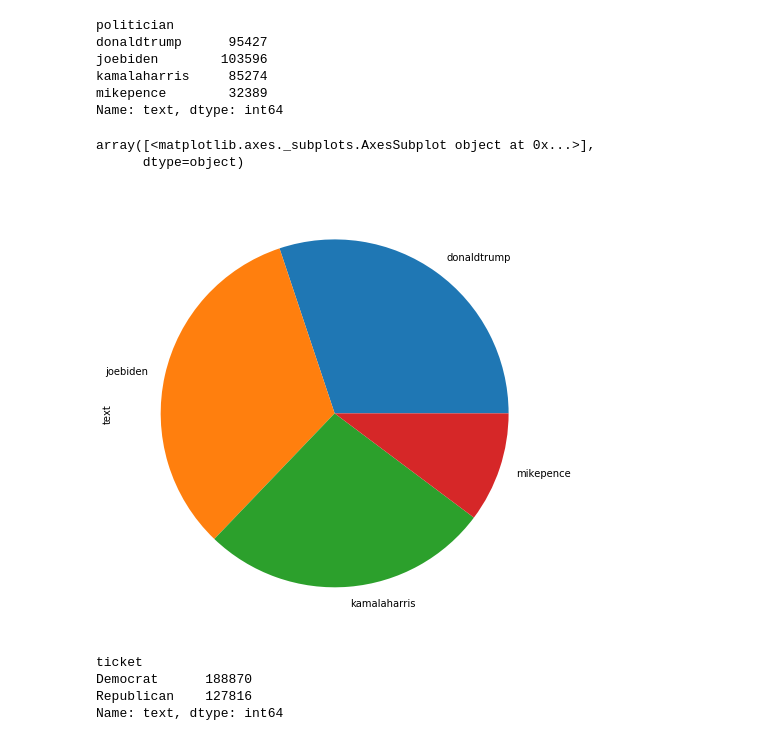
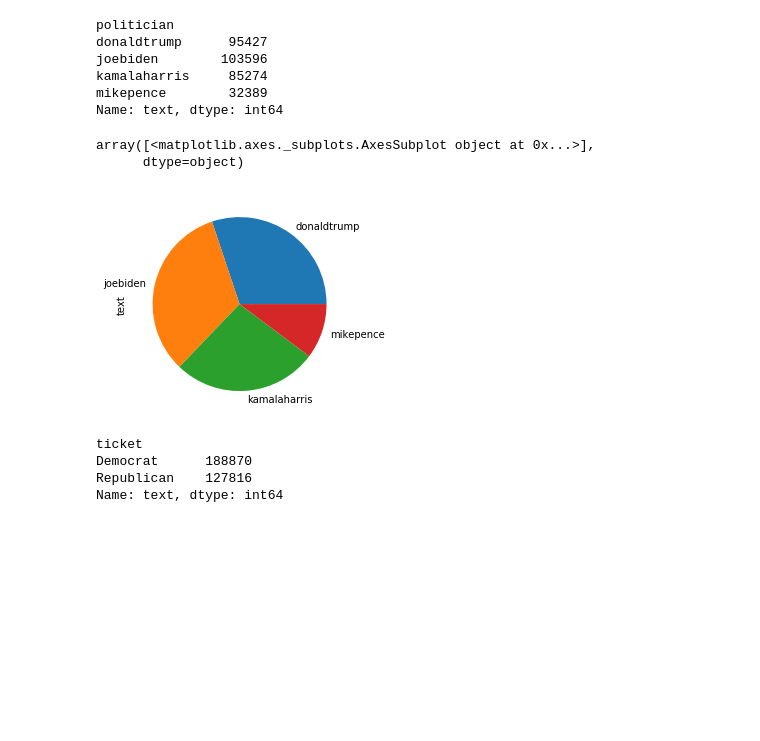
Before and after one commit to lara-ehr/spaCy-explorers, a Jupyter notebook: election-tweet-classification/election_tweet_eda.ipynb, the cells around one changed output. Cells and saved outputs as stored; diff of their text form; code cells hidden in the pictures; blank space fills up the shorter version.

```diff
--- a/election-tweet-classification/election_tweet_eda.ipynb
+++ b/election-tweet-classification/election_tweet_eda.ipynb
@@ -75,6 +80,13 @@ def strip_out_handles_hashtags(text):
     text = re.sub(r'@\w+', '', text)
     text = re.sub(r'#\w+', '', text)
     return text
+# %%
+def strip_out_links(text):
+    '''
+    Removes links
+    '''
+    text = re.sub(r'https\S+', '', text)
+    return text
 # %%
 def clean_text(text):
     '''
@@ -82,7 +94,8 @@ def clean_text(text):
     - Handles odd symbols
     - Tokenisation
     '''
-    cleaned = strip_out_weird_symbols(text)
+    cleaned = strip_out_links(text)
+    cleaned = strip_out_weird_symbols(cleaned)
     cleaned = strip_out_handles_hashtags(cleaned)
     doc = nlp(cleaned)
     cleaned = [token.orth_.lower() for token in doc if not token.is_punct]
@@ -118,11 +131,11 @@ Name: text, dtype: int64
 # %%
 # comparison
 
-cand.plot(kind='pie', subplots=True, figsize=(8, 8))
+cand.plot(kind='pie', subplots=True, figsize=(4, 4))
 # %% [output]
 array([<matplotlib.axes._subplots.AxesSubplot object at 0x...>],
       dtype=object)
-[figure, old version]
+[figure, new version]
 # %%
 ticket = tweets.groupby(['ticket']).count()
 ticket = ticket['text']
```
Also changed, not shown: parts of 16 cells of this notebook.
